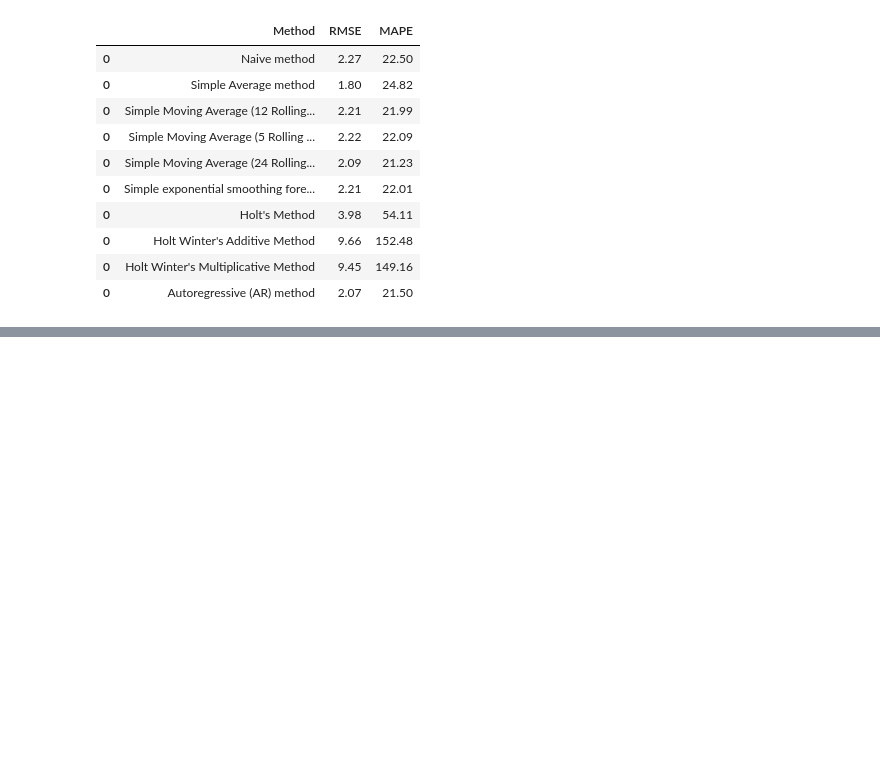
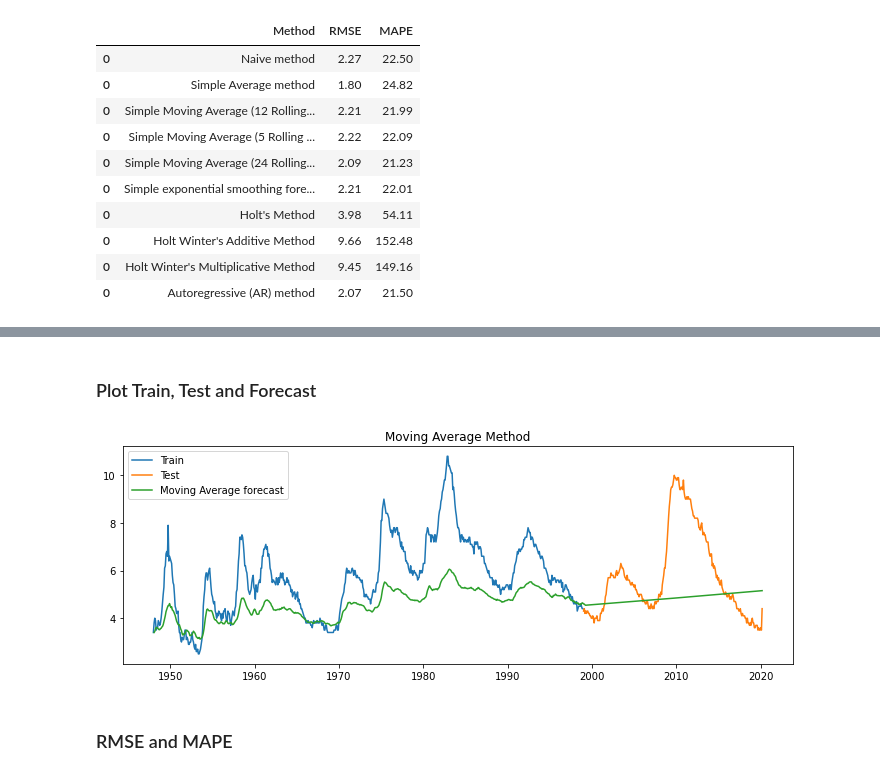
Before and after one commit to Rajdeep-personal/Learning_Time_Series, a Jupyter notebook: Untitled.ipynb, the cells around one changed output, grey strips where cells are left out. Saved outputs shown, nothing was run; the diff lists cells and outputs as text; code cells hidden in the pictures; blank space fills up the shorter version.

```diff
--- a/Untitled.ipynb
+++ b/Untitled.ipynb
@@ -1194,0 +1376,6 @@ results
+# %%
+model = ARIMA(train_data_boxcox_diff, order = (0,0,12))   # MA Order 12
+model_fit = model.fit()
+print(model_fit.summary())
+print("###################################")
+print(model_fit.params)
@@ -1194,0 +1402,6 @@ results
+# %%
+y_hat_ma_12_df = data_boxcox_diff_df.copy()
+y_hat_ma_12_df['ma_forecast_boxcox_diff'] = model_fit.predict(data_boxcox_diff_df.index.min(), data_boxcox_diff_df.index.max())
+y_hat_ma_12_df['ma_forecast_boxcox'] = y_hat_ma_df['ma_forecast_boxcox_diff'].cumsum()
+y_hat_ma_12_df['ma_forecast_boxcox'] = y_hat_ma_df['ma_forecast_boxcox'].add(data_boxcox[0])
+y_hat_ma_12_df['ma_forecast'] = np.exp(y_hat_ma_df['ma_forecast_boxcox'])
@@ -1194,0 +1442,14 @@ results
+# %% [markdown]
+### Plot Train, Test and Forecast
+# %%
+plt.figure(figsize=(12,4))
+plt.plot(train['Number'], label='Train')
+plt.plot(test['Number'], label='Test')
+plt.plot(y_hat_ma_12_df['ma_forecast'], label='Moving Average forecast')
+plt.legend(loc='best')
+plt.title('Moving Average Method')
+plt.show()
+# %% [output]
+[figure, added]
+# %% [markdown]
+### RMSE and MAPE
```
Also changed, not shown: parts of 52 cells of this notebook.
